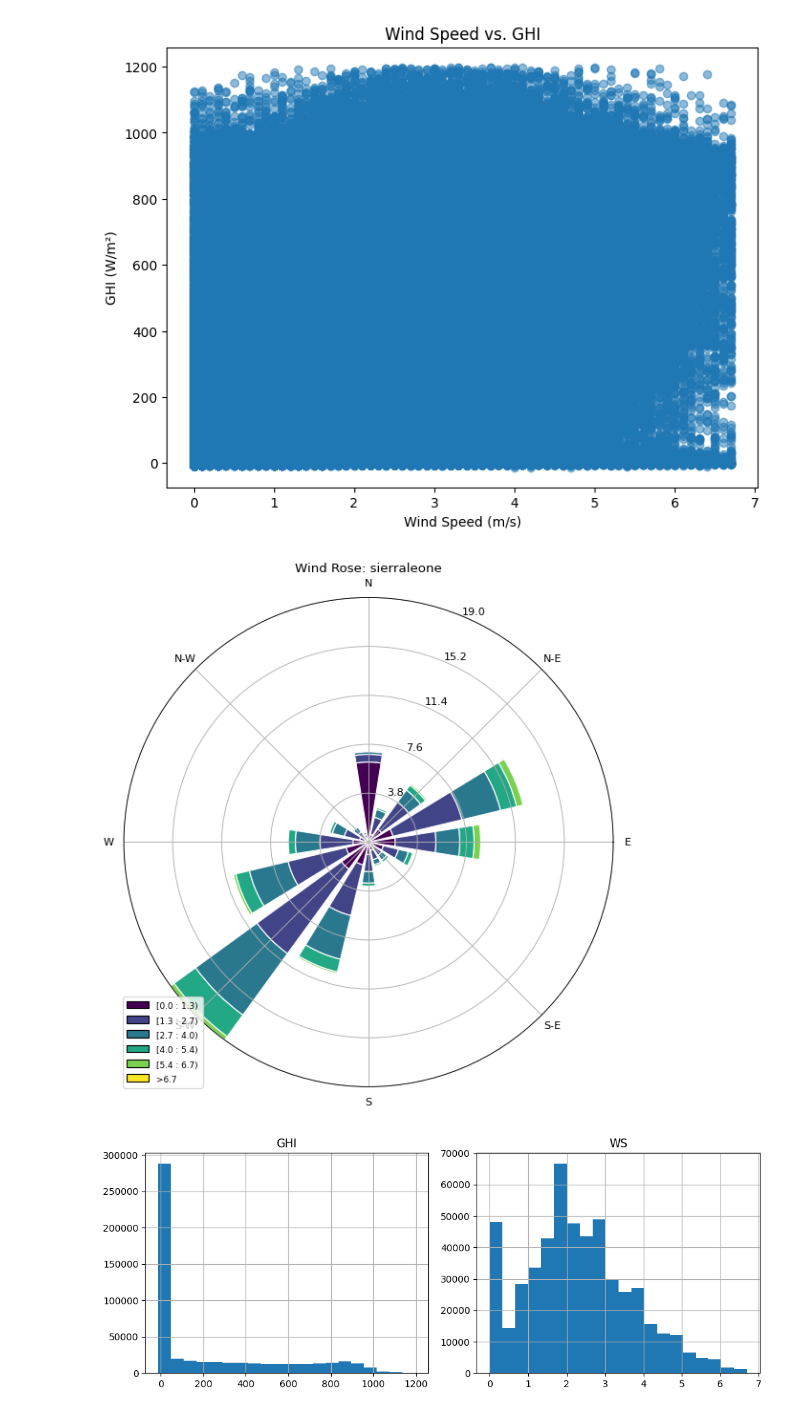
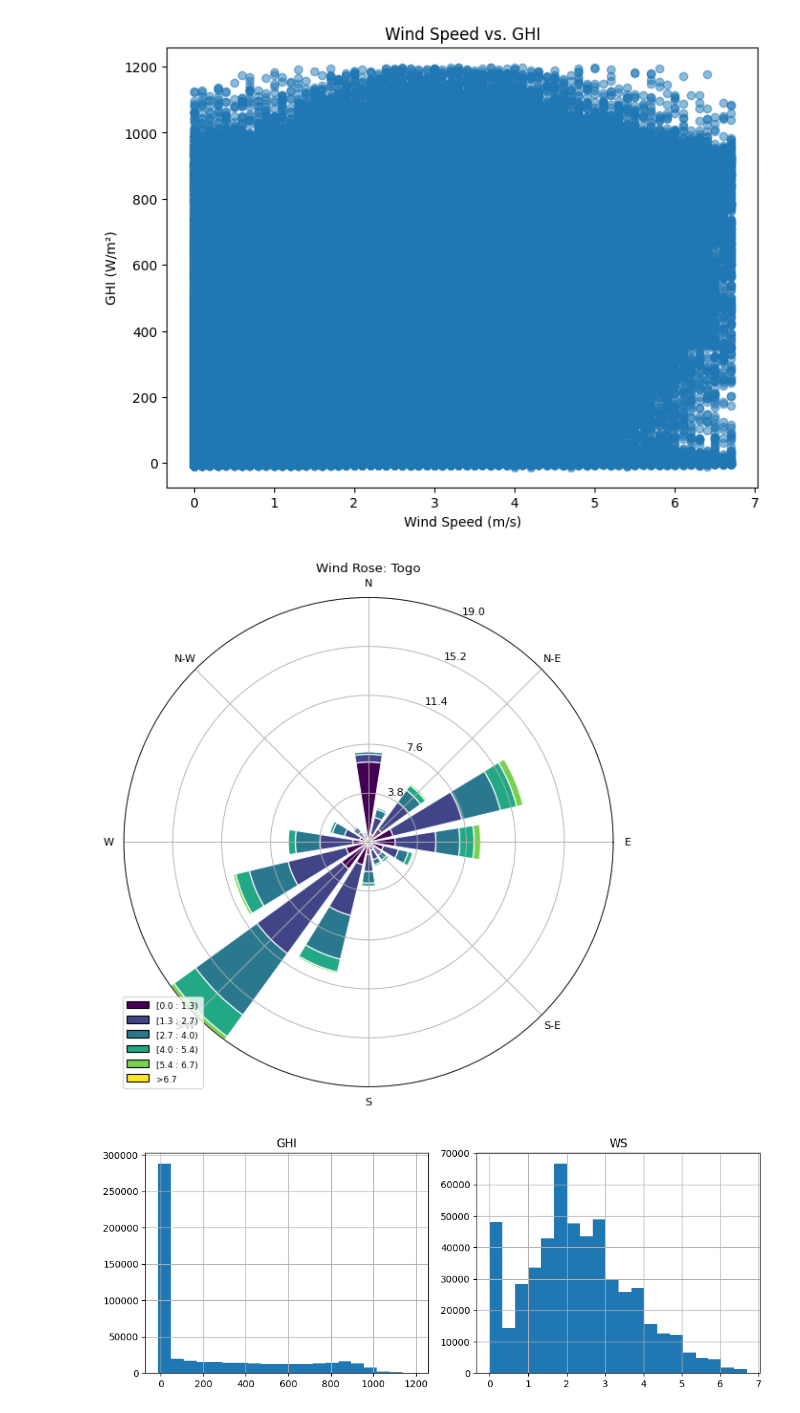
Before and after one commit to smucav/solar-data_discovery, a Jupyter notebook: notebooks/togo_eda.ipynb, the cells around one changed output. Cells and saved outputs as stored; diff of their text form; code cells hidden in the pictures.

Commit message:
chore: fix typo in notebook wind rose title fig sierraleone -> Togo

```diff
--- a/notebooks/togo_eda.ipynb
+++ b/notebooks/togo_eda.ipynb
@@ -142,21 +142,21 @@ Visualizing wind direction/speed and distributions of GHI and WS.
 # %%
 from windrose import WindroseAxes
 
 # Wind rose
 ax = WindroseAxes.from_ax()
 ax.bar(df_clean['WD'], df_clean['WS'], normed=True, opening=0.8, edgecolor='white')
 ax.set_legend()
-plt.title('Wind Rose: sierraleone')
+plt.title('Wind Rose: Togo')
 plt.savefig('figures/togo_windrose.png')
 plt.show()
 
 # Histograms
 df_clean[['GHI', 'WS']].hist(bins=20, figsize=(10, 4))
 plt.tight_layout()
 plt.savefig('figures/togo_histograms.png')
 plt.show()
 # %% [output]
-[figure, old version]
+[figure, new version]
 [figure]
 # %%
 ## Temperature and Humidity Analysis
```
Also changed, not shown: 1 other file.
